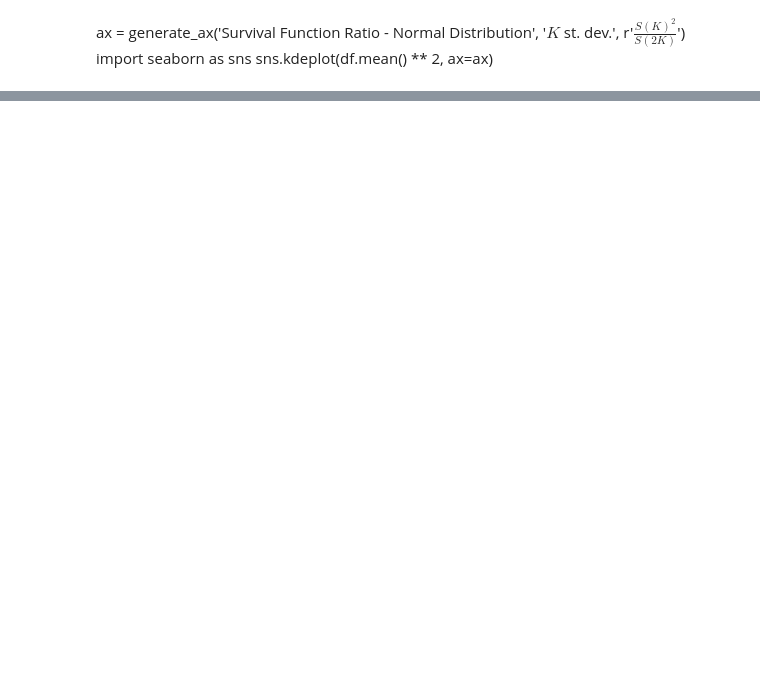
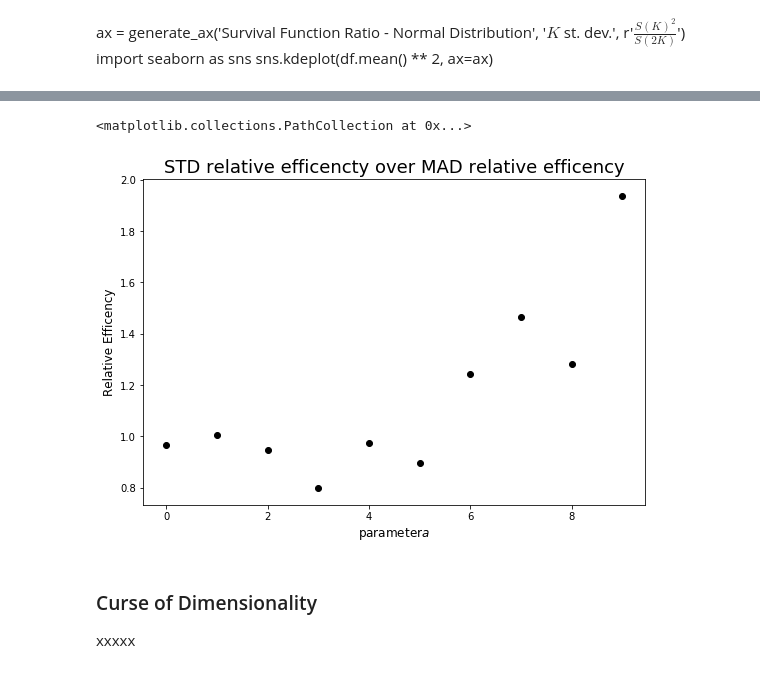
Before and after one commit to lucaberlanda/Magazzino, a Jupyter notebook: StatsAndProbability/FatTails/FatTailsNotes.ipynb, the cells around one changed output, grey strips where cells are left out. Saved outputs shown, nothing was run; the diff lists cells and outputs as text; code cells hidden in the pictures; blank space fills up the shorter version.

```diff
--- a/StatsAndProbability/FatTails/FatTailsNotes.ipynb
+++ b/StatsAndProbability/FatTails/FatTailsNotes.ipynb
@@ -68,7 +72,7 @@ ___
 
 By the **delta method**?
 # %%
-samples = 10000
+samples = 100000
 n = 1000
 mu = 1
 df = pd.DataFrame(np.random.normal(mu, 1, [samples, n])).T
@@ -116,0 +197,23 @@ ____
+# %%
+import pandas as pd
+import numpy as np
+p = 0.01
+ratio_dict = {}
+base_variance = 1
+for a in range(10):
+    print(a)
+    n_simul_list = []
+    n_simul = 40
+    for i in np.arange(n_simul):
+        variance = base_variance * (1 + a * np.random.choice([0, 1], 1000, p=[1-p, p]))
+        one_simul_list = []
+        for i in variance:
+            one_simul_list.append(np.random.normal(0, np.sqrt(i)))
+
+        n_simul_list.append(one_simul_list)
+
+    df = pd.DataFrame(n_simul_list)
+    STD_dist = df.std(axis=1)
+    MAD_dist = abs(df - df.mean()).mean(axis=1)
+    ratio = (STD_dist.var() / STD_dist.mean()**2)/(MAD_dist.var() / MAD_dist.mean()**2)
+    ratio_dict[a] = ratio
@@ -116,0 +231,12 @@ ____
+# %%
+import matplotlib.pyplot as plt
+ax = generate_ax('STD relative efficencty over MAD relative efficency', 'parameter$a$', 'Relative Efficency')
+s = pd.Series(ratio_dict)
+plt.scatter(s.index, s.values, c='black')
+# %% [output]
+<matplotlib.collections.PathCollection at 0x...>
+[figure, added]
+# %% [markdown]
+### <span style='font-family:Georgia'> Curse of Dimensionality
+
+xxxxx
```
Also changed, not shown: parts of 27 cells of this notebook, 12 other files.
